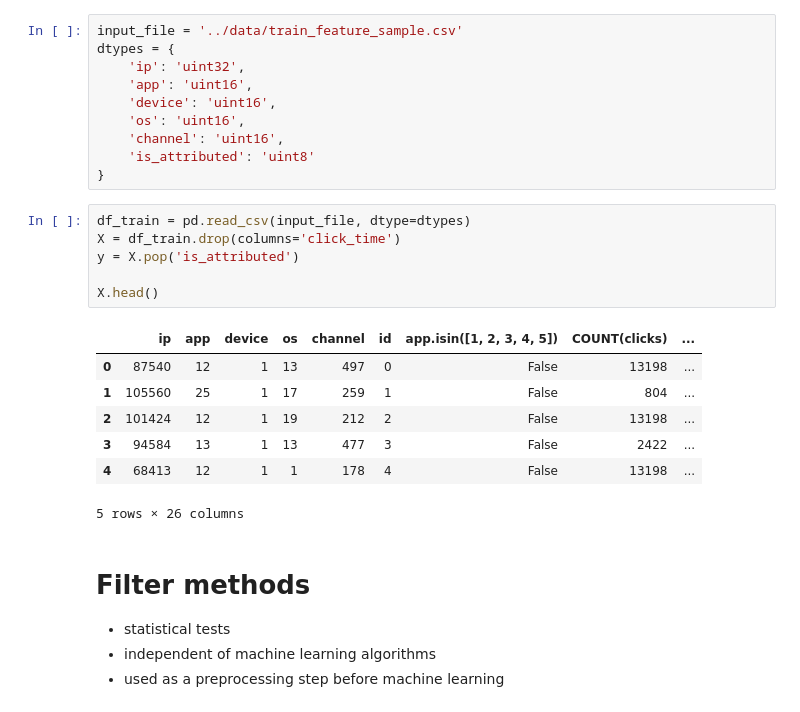
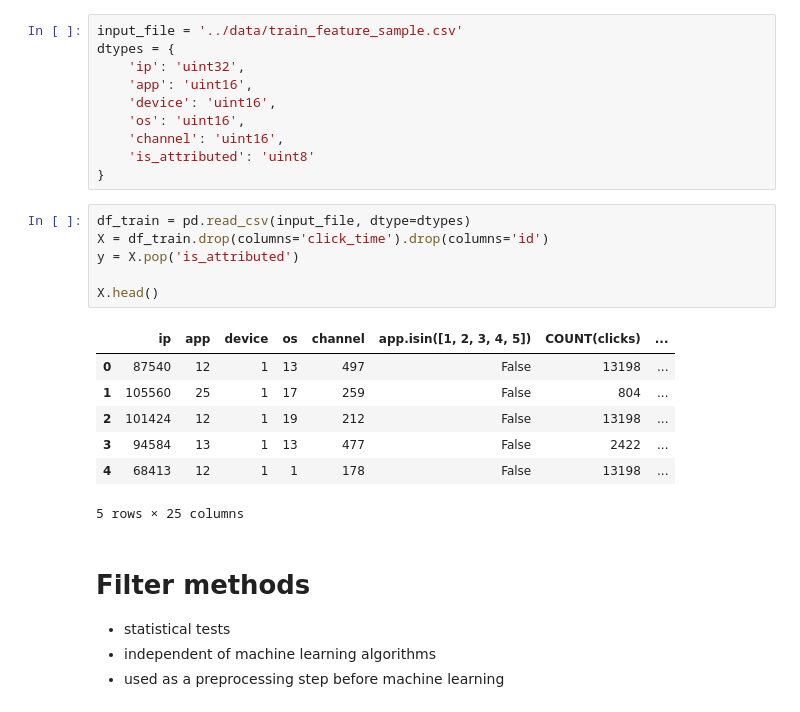
Before and after one commit to alexandrnikitin/workshops, a Jupyter notebook: automated-feature-engineering-selection/notebooks/feature-selection.ipynb, the cells around one changed output. Cells and saved outputs as stored; diff of their text form.

```diff
--- a/automated-feature-engineering-selection/notebooks/feature-selection.ipynb
+++ b/automated-feature-engineering-selection/notebooks/feature-selection.ipynb
@@ -32,18 +32,18 @@ dtypes = {
 }
 # %%
 df_train = pd.read_csv(input_file, dtype=dtypes)
-X = df_train.drop(columns='click_time')
+X = df_train.drop(columns='click_time').drop(columns='id')
 y = X.pop('is_attributed')
 
 X.head()
 # %% [output]
-|  | ip | app | device | os | channel | id | app.isin([1, 2, 3, 4, 5]) | COUNT(clicks) | ... |
-| 0 | 87540 | 12 | 1 | 13 | 497 | 0 | False | 13198 | ... |
-| 1 | 105560 | 25 | 1 | 17 | 259 | 1 | False | 804 | ... |
-| 2 | 101424 | 12 | 1 | 19 | 212 | 2 | False | 13198 | ... |
-| 3 | 94584 | 13 | 1 | 13 | 477 | 3 | False | 2422 | ... |
-| 4 | 68413 | 12 | 1 | 1 | 178 | 4 | False | 13198 | ... |
+|  | ip | app | device | os | channel | app.isin([1, 2, 3, 4, 5]) | COUNT(clicks) | ... |
+| 0 | 87540 | 12 | 1 | 13 | 497 | False | 13198 | ... |
+| 1 | 105560 | 25 | 1 | 17 | 259 | False | 804 | ... |
+| 2 | 101424 | 12 | 1 | 19 | 212 | False | 13198 | ... |
+| 3 | 94584 | 13 | 1 | 13 | 477 | False | 2422 | ... |
+| 4 | 68413 | 12 | 1 | 1 | 178 | False | 13198 | ... |
-5 rows × 26 columns
+5 rows × 25 columns
 # %% [markdown]
 # Filter methods
 
```
Also changed, not shown: parts of 15 cells of this notebook.
